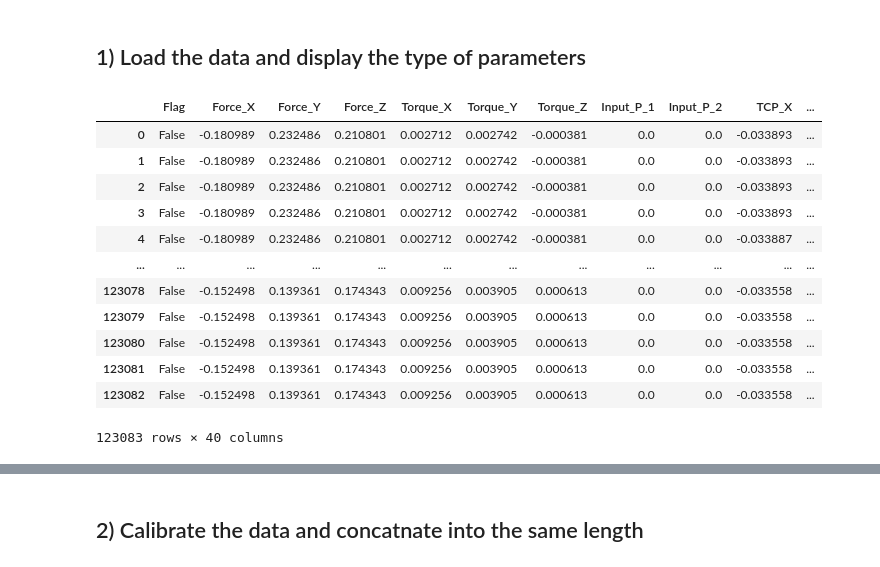
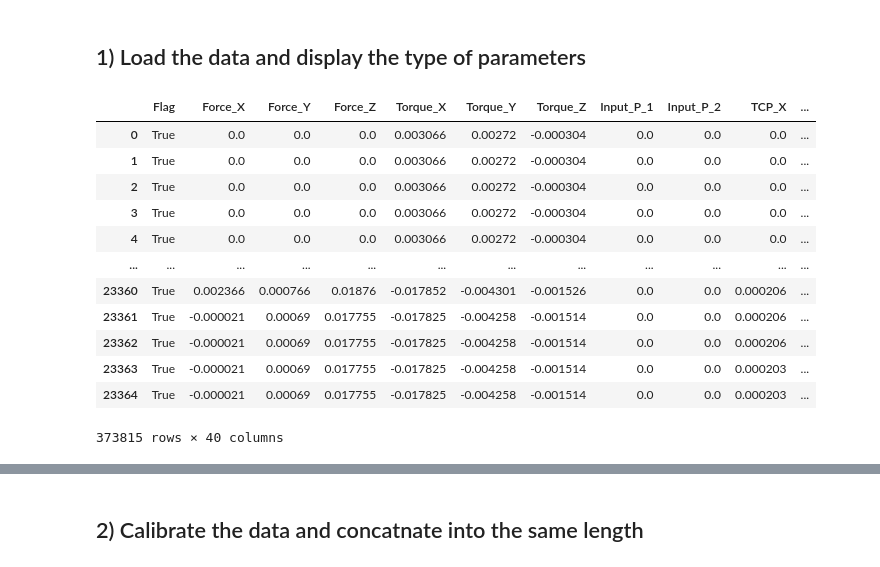
Before and after one commit to hunissweet/Soft_finger_training, a Jupyter notebook: 2.Learning.ipynb, the cells around one changed output, grey strips where cells are left out. Drawn from its saved outputs; the diff is of its cells as text; code cells hidden in the pictures.

```diff
--- a/2.Learning.ipynb
+++ b/2.Learning.ipynb
@@ -53,7 +53,7 @@ from itertools import product
 # %% [markdown]
 ## 1) Load the data and display the type of parameters
 # %%
-pickle_file_path = "./pickle/example/cir.pkl"
+pickle_file_path = "./pickle/example/t111.pkl"
 
 # Open and load the pickle file
 with open(pickle_file_path, 'rb') as file:
@@ -61,44 +61,65 @@ with open(pickle_file_path, 'rb') as file:
 
 column_names = data.columns.tolist()
 data_param_type=column_names[38:]
 data
 TCP_col= pd.Index(['TCP_X','TCP_Y','TCP_Z'])
 For_col = pd.Index(['Force_X','Force_Y','Force_Z'])
-right_finger_pressure = pd.Index([ 'Sensor_P_1_1','Sensor_P_1_2',
+right_finger_pre_sensor = pd.Index([ 'Sensor_P_1_1','Sensor_P_1_2',
                                       'Sensor_P_1_3','Sensor_P_1_4',
                                       'Sensor_P_1_5','Sensor_P_1_6',
                                       'Sensor_P_1_7','Sensor_P_1_8',
                                       'Sensor_P_1_9','Sensor_P_1_10',
                                       'Sensor_P_1_11','Sensor_P_1_12'])
-right_finger_strain = pd.Index([ 'Sensor_S_1' ])
+right_finger_str_sensor = pd.Index([ 'Sensor_S_1' ])
+right_finger_in_pre     = pd.Index([ 'Input_P_1' ])
+r_feature               = pd.Index([ 'Sensor_P_1_1','Sensor_P_1_2',
+                                      'Sensor_P_1_3','Sensor_P_1_4',
+                                      'Sensor_P_1_5','Sensor_P_1_6',
+                                      'Sensor_P_1_7','Sensor_P_1_8',
+                                      'Sensor_P_1_9','Sensor_P_1_10',
+                                      'Sensor_P_1_11','Sensor_P_1_12',
+                                      'Sensor_S_1',
+                                      'Input_P_1'])
 right_finger_sensor=right_finger_pressure.append(right_finger_strain)
+
+
 left_finger_pressure = pd.Index([ 'Sensor_P_2_1','Sensor_P_2_2',
                          'Sensor_P_2_3','Sensor_P_2_4',
                          'Sensor_P_2_5','Sensor_P_2_6',
                           'Sensor_P_2_7','Sensor_P_2_8',
                            'Sensor_P_2_9','Sensor_P_2_10',
                            'Sensor_P_2_11','Sensor_P_2_12'])
 
 left_finger_strain = pd.Index([ 'Sensor_S_2' ])
+left_finger_in_pre = pd.Index([ 'Input_P_2' ])
 
+l_feature = pd.Index([ 'Sensor_P_2_1','Sensor_P_2_2',
+                         'Sensor_P_2_3','Sensor_P_2_4',
+                         'Sensor_P_2_5','Sensor_P_2_6',
+                         'Sensor_P_2_7','Sensor_P_2_8',
+                         'Sensor_P_2_9','Sensor_P_2_10',
+                         'Sensor_P_2_11','Sensor_P_2_12',
+                         'Sensor_S_2',
+                         'Input_P_2'])
+rl_feature = r_feature.append(l_feature)
 left_finger_sensor=left_finger_pressure.append(left_finger_strain)
 
 
 Cal_list_col=[For_col,TCP_col]
 Sensor_Cal_list_col=[right_finger_sensor,left_finger_sensor]
 Columns= data.columns.tolist()
 data
 # %% [output]
 |  | Flag | Force_X | Force_Y | Force_Z | Torque_X | Torque_Y | Torque_Z | Input_P_1 | Input_P_2 | TCP_X | ... |
-| 0 | False | -0.180989 | 0.232486 | 0.210801 | 0.002712 | 0.002742 | -0.000381 | 0.0 | 0.0 | -0.033893 | ... |
-| 1 | False | -0.180989 | 0.232486 | 0.210801 | 0.002712 | 0.002742 | -0.000381 | 0.0 | 0.0 | -0.033893 | ... |
-| 2 | False | -0.180989 | 0.232486 | 0.210801 | 0.002712 | 0.002742 | -0.000381 | 0.0 | 0.0 | -0.033893 | ... |
-| 3 | False | -0.180989 | 0.232486 | 0.210801 | 0.002712 | 0.002742 | -0.000381 | 0.0 | 0.0 | -0.033893 | ... |
-| 4 | False | -0.180989 | 0.232486 | 0.210801 | 0.002712 | 0.002742 | -0.000381 | 0.0 | 0.0 | -0.033887 | ... |
+| 0 | True | 0.0 | 0.0 | 0.0 | 0.003066 | 0.00272 | -0.000304 | 0.0 | 0.0 | 0.0 | ... |
+| 1 | True | 0.0 | 0.0 | 0.0 | 0.003066 | 0.00272 | -0.000304 | 0.0 | 0.0 | 0.0 | ... |
+| 2 | True | 0.0 | 0.0 | 0.0 | 0.003066 | 0.00272 | -0.000304 | 0.0 | 0.0 | 0.0 | ... |
+| 3 | True | 0.0 | 0.0 | 0.0 | 0.003066 | 0.00272 | -0.000304 | 0.0 | 0.0 | 0.0 | ... |
+| 4 | True | 0.0 | 0.0 | 0.0 | 0.003066 | 0.00272 | -0.000304 | 0.0 | 0.0 | 0.0 | ... |
 | ... | ... | ... | ... | ... | ... | ... | ... | ... | ... | ... | ... |
-| 123078 | False | -0.152498 | 0.139361 | 0.174343 | 0.009256 | 0.003905 | 0.000613 | 0.0 | 0.0 | -0.033558 | ... |
-| 123079 | False | -0.152498 | 0.139361 | 0.174343 | 0.009256 | 0.003905 | 0.000613 | 0.0 | 0.0 | -0.033558 | ... |
-| 123080 | False | -0.152498 | 0.139361 | 0.174343 | 0.009256 | 0.003905 | 0.000613 | 0.0 | 0.0 | -0.033558 | ... |
-| 123081 | False | -0.152498 | 0.139361 | 0.174343 | 0.009256 | 0.003905 | 0.000613 | 0.0 | 0.0 | -0.033558 | ... |
-| 123082 | False | -0.152498 | 0.139361 | 0.174343 | 0.009256 | 0.003905 | 0.000613 | 0.0 | 0.0 | -0.033558 | ... |
+| 23360 | True | 0.002366 | 0.000766 | 0.01876 | -0.017852 | -0.004301 | -0.001526 | 0.0 | 0.0 | 0.000206 | ... |
+| 23361 | True | -0.000021 | 0.00069 | 0.017755 | -0.017825 | -0.004258 | -0.001514 | 0.0 | 0.0 | 0.000206 | ... |
+| 23362 | True | -0.000021 | 0.00069 | 0.017755 | -0.017825 | -0.004258 | -0.001514 | 0.0 | 0.0 | 0.000206 | ... |
+| 23363 | True | -0.000021 | 0.00069 | 0.017755 | -0.017825 | -0.004258 | -0.001514 | 0.0 | 0.0 | 0.000203 | ... |
+| 23364 | True | -0.000021 | 0.00069 | 0.017755 | -0.017825 | -0.004258 | -0.001514 | 0.0 | 0.0 | 0.000203 | ... |
-123083 rows × 40 columns
+373815 rows × 40 columns
```
Also changed, not shown: parts of 6 cells of this notebook.
